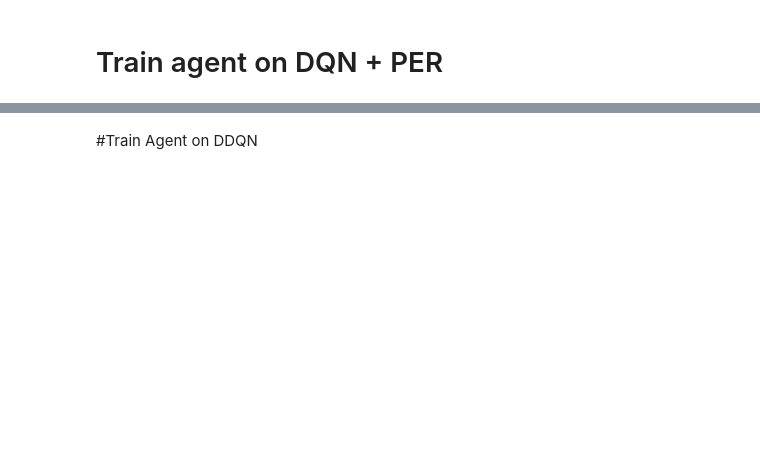
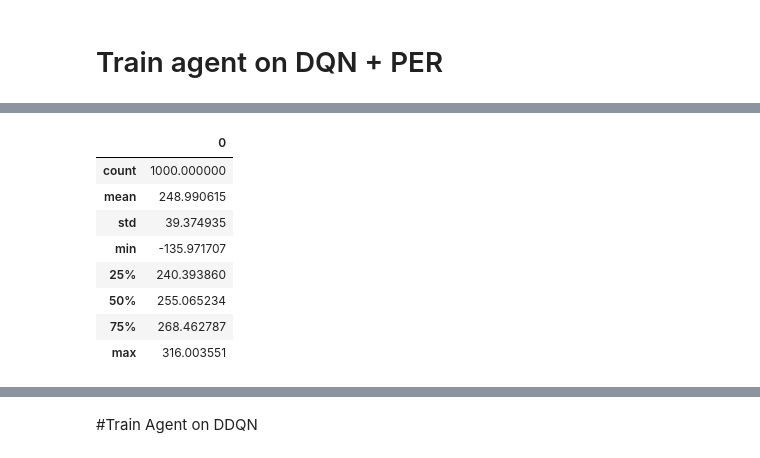
Before and after one commit to PriyankaVelagala/Deep-Reinforcement-Learning-Projects, a Jupyter notebook: DQN/(D)DQN_lunarlanding.ipynb, the cells around one changed output, grey strips where cells are left out. Cells and saved outputs as stored; diff of their text form; code cells hidden in the pictures; blank space fills up the shorter version.

```diff
--- a/DQN/(D)DQN_lunarlanding.ipynb
+++ b/DQN/(D)DQN_lunarlanding.ipynb
@@ -589,0 +656,14 @@ plot_scores(scores)
+# %%
+env = gym.make('LunarLander-v2')
+agent.policy_net.eval()
+rewards = []
+
+
+for i in range(1000):
+    if i % 100 == 0:
+        print(f'iteration: {i}')
+    rewards.append(play_game(env, agent, False, 'dqn_per.pth'))
+
+dqn_per_df = pd.DataFrame(rewards)
+
+agent.policy_net.train()
@@ -590,3 +686,15 @@ plot_scores(scores)
+# %%
+dqn_per_df.describe()
+# %% [output]
+|  | 0 |
+| count | 1000.000000 |
+| mean | 248.990615 |
+| std | 39.374935 |
+| min | -135.971707 |
+| 25% | 240.393860 |
+| 50% | 255.065234 |
+| 75% | 268.462787 |
+| max | 316.003551 |
 # %%
 display = Display(visible=0, size=(1400, 900))
 display.start()
```
Also changed, not shown: parts of 25 cells of this notebook, 4 other files.
